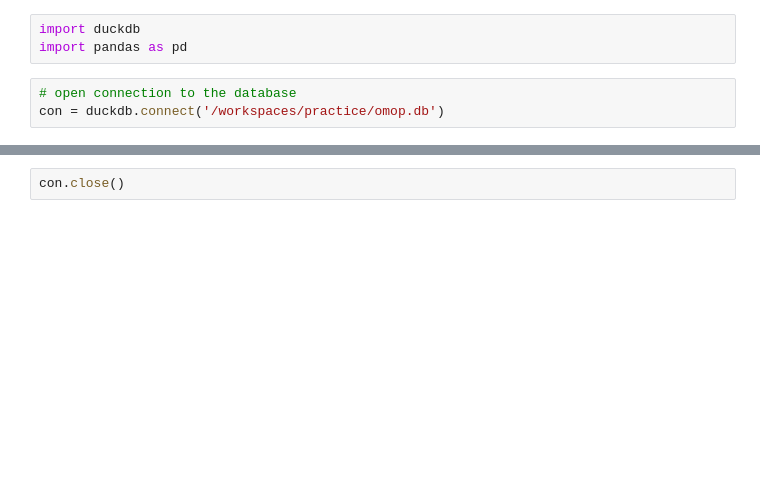
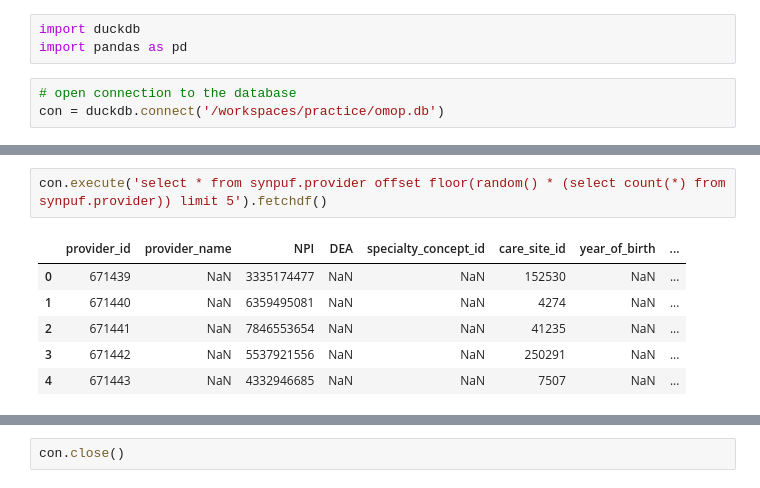
Before and after one commit to saywurdson/practice, a Jupyter notebook: synpuf/data/omop.ipynb, the cells around one changed output, grey strips where cells are left out. Saved outputs shown, nothing was run; the diff lists cells and outputs as text; blank space fills up the shorter version.

```diff
--- a/synpuf/data/omop.ipynb
+++ b/synpuf/data/omop.ipynb
@@ -203,0 +182,9 @@ con.execute('select * from synpuf.metadata limit 5').fetchdf()
+# %%
+con.execute('select * from synpuf.provider offset floor(random() * (select count(*) from synpuf.provider)) limit 5').fetchdf()
+# %% [output]
+|  | provider_id | provider_name | NPI | DEA | specialty_concept_id | care_site_id | year_of_birth | ... |
+| 0 | 671439 | NaN | 3335174477 | NaN | NaN | 152530 | NaN | ... |
+| 1 | 671440 | NaN | 6359495081 | NaN | NaN | 4274 | NaN | ... |
+| 2 | 671441 | NaN | 7846553654 | NaN | NaN | 41235 | NaN | ... |
+| 3 | 671442 | NaN | 5537921556 | NaN | NaN | 250291 | NaN | ... |
+| 4 | 671443 | NaN | 4332946685 | NaN | NaN | 7507 | NaN | ... |
```
Also changed, not shown: parts of 50 cells of this notebook, 24 other files.
